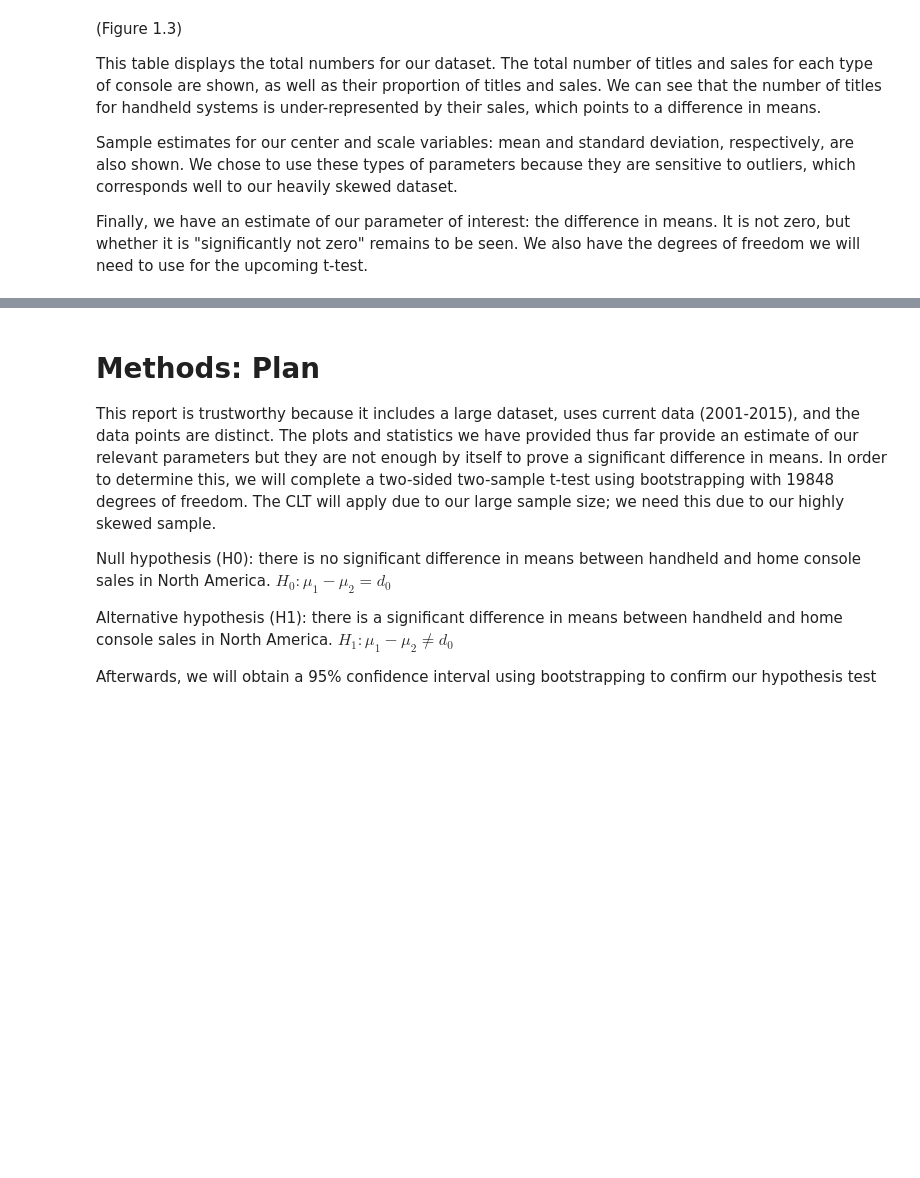
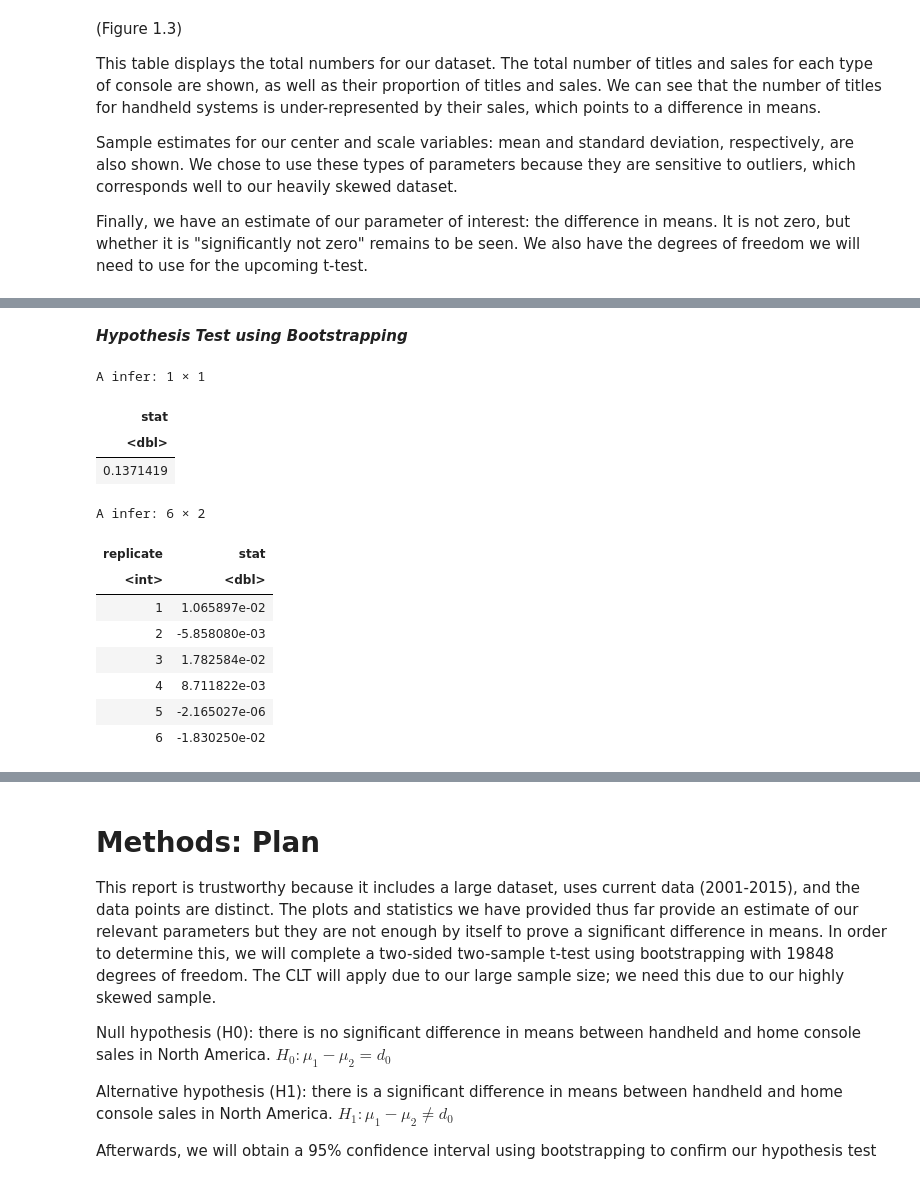
Before and after one commit to xonew/Stat-200-21-Project, a Jupyter notebook: proposal.ipynb, the cells around one changed output, grey strips where cells are left out. Cells and saved outputs as stored; diff of their text form; code cells hidden in the pictures; blank space fills up the shorter version.

```diff
--- a/proposal.ipynb
+++ b/proposal.ipynb
@@ -140,0 +155,35 @@ Finally, we have an estimate of our parameter of interest: the difference in mea
+# %% [markdown]
+***Hypothesis Test using Bootstrapping***
+# %%
+# Allowing the data to be reproducible
+set.seed(100)
+
+#calculating the observed mean difference between Console game sales and handheld game sales
+obs_mean_sales_diff <- gaming_data |>
+specify(formula = NA_Sales ~ Platform) |>
+calculate(stat="diff in means", order=c("Home Console", "Handheld"))
+
+obs_mean_sales_diff
+
+#Simulating the null distribution
+null_diff_in_means <- gaming_data |>
+specify(formula = NA_Sales ~ Platform) |>
+hypothesize(null="independence") |>
+generate(reps=1000, type = "permute") |>
+calculate(stat="diff in means", order=c("Home Console", "Handheld"))
+
+head(null_diff_in_means)
+# %% [output]
+A infer: 1 × 1
+| stat |
+| <dbl> |
+| 0.1371419 |
+A infer: 6 × 2
+| replicate | stat |
+| <int> | <dbl> |
+| 1 | 1.065897e-02 |
+| 2 | -5.858080e-03 |
+| 3 | 1.782584e-02 |
+| 4 | 8.711822e-03 |
+| 5 | -2.165027e-06 |
+| 6 | -1.830250e-02 |
```
Also changed, not shown: parts of 8 cells of this notebook.
